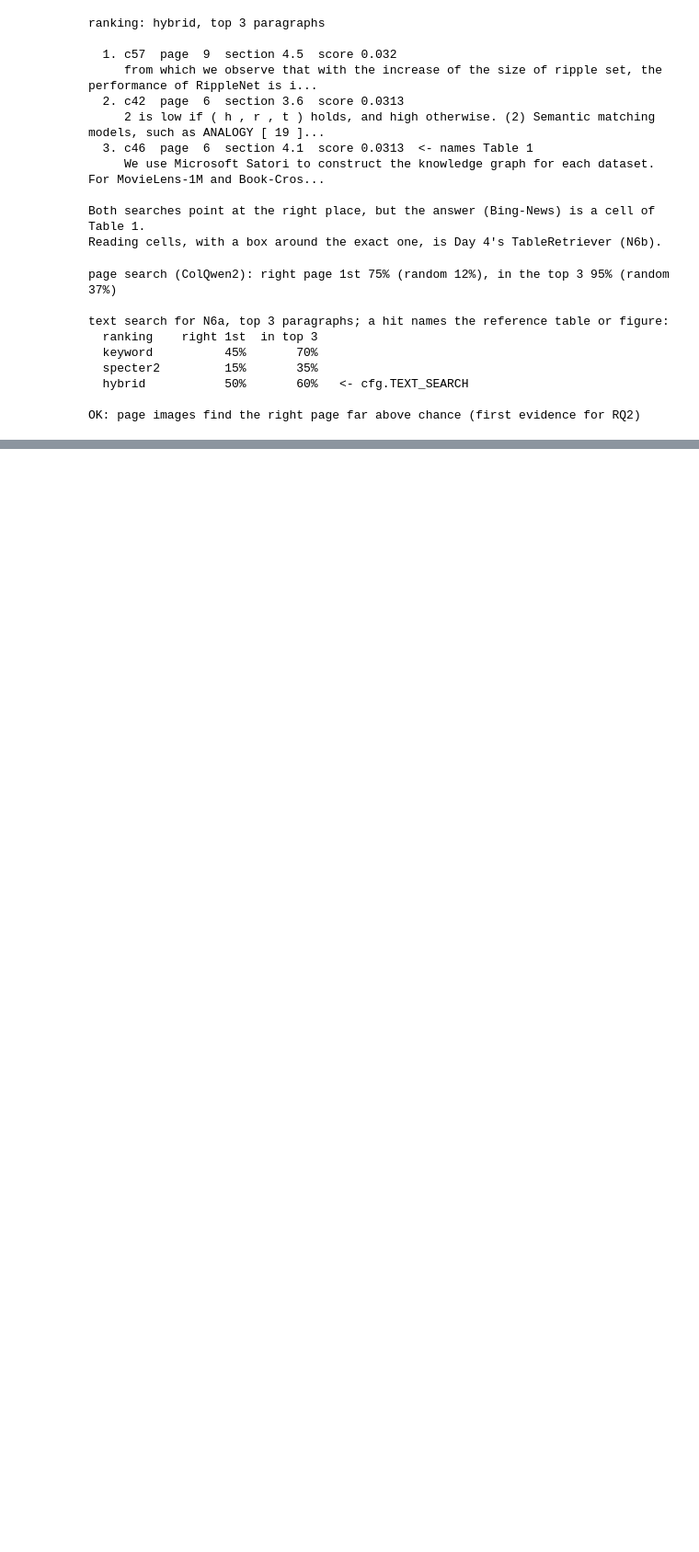
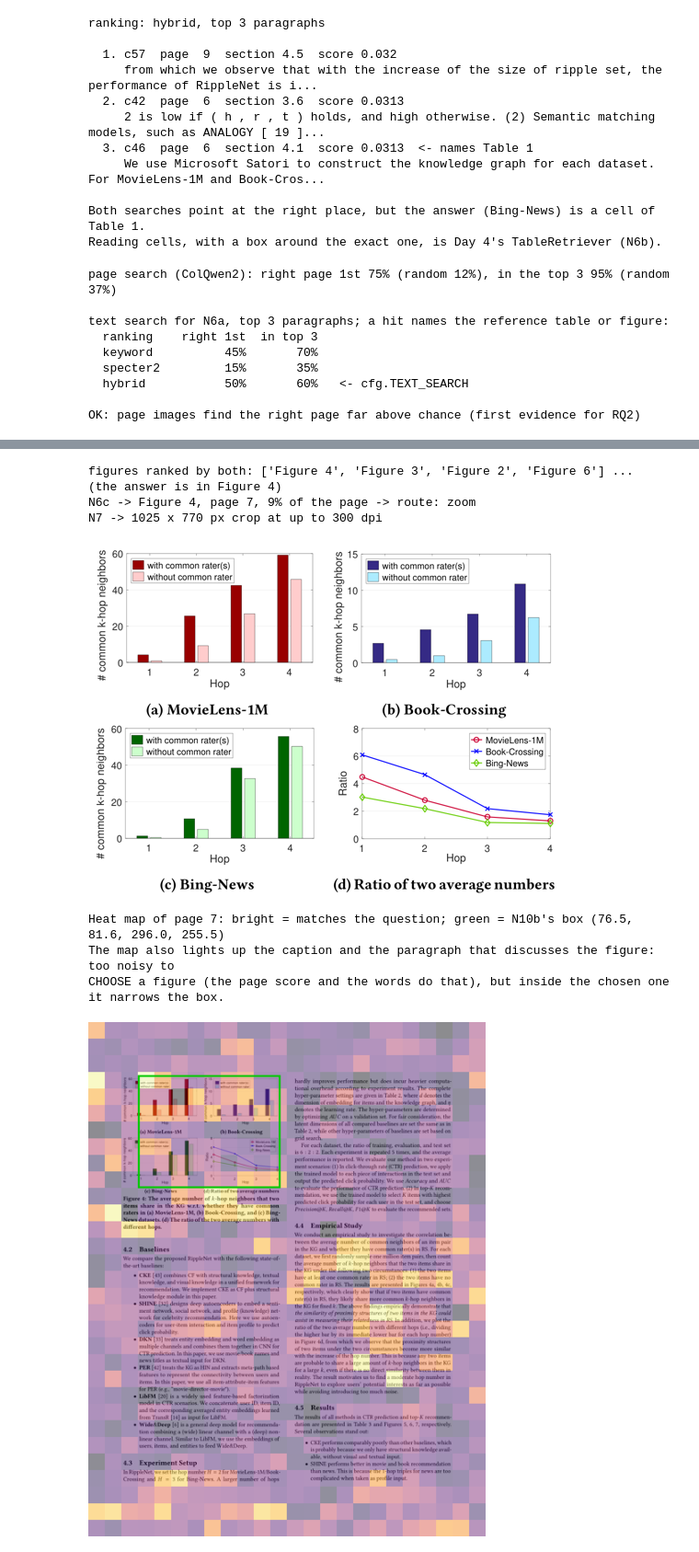
Before and after one commit to Tamim2276/Grounded_Explanation_Agent, a Jupyter notebook: notebooks/langgraph_demo.ipynb, the cells around one changed output, grey strips where cells are left out. Shown at 92% size. Cells and saved outputs as stored; diff of their text form; code cells hidden in the pictures; blank space fills up the shorter version.

Commit message:
Day 4 complete: tables, figures, zoom; ColQwen2 page score + heat box

```diff
--- a/notebooks/langgraph_demo.ipynb
+++ b/notebooks/langgraph_demo.ipynb
@@ -3984,0 +3928,42 @@ smoke test: 5 dev questions through the whole graph on real papers; the referenc
+# %%
+# 19B: a figure question -- N6c picks Figure 4, N7 zooms in; the heat map when ColQwen2 can run
+from PIL import Image
+import io
+from gea.retrieval import figure_retriever, page_heat, route_zoom
+from gea.proofs import clip, patches_to_bbox
+from gea.viz import heat_overlay
+
+question = ("How does the number of common k-hop neighbors change as the hop distance increases "
+            "for items with and without common raters?")
+with cfg.override(BACKEND="real", TRACE=False):
+    ranked, heat, how = rank_regions(paper, question, "figure")
+    [fig] = figure_retriever(paper, question)
+print(f"figures ranked by {how}: {[r['label'] for r, _ in ranked[:4]]} ...   (the answer is in Figure 4)")
+area = (fig.bbox[2] - fig.bbox[0]) * (fig.bbox[3] - fig.bbox[1]) / (fig.page_size[0] * fig.page_size[1])
+print(f"N6c -> {fig.label}, page {fig.page}, {area:.0%} of the page -> route: {route_zoom({'new_evidence': [fig]})}")
+png, shape = zoom_crop(paper, fig)
+print(f"N7 -> {shape[1]} x {shape[0]} px crop at up to {cfg.ZOOM_DPI} dpi")
+(out_dir / "figure4_zoom.png").write_bytes(png)
+display(Image.open(io.BytesIO(png)).resize((512, round(512 * shape[0] / shape[1]))))
+
+if heat is None:
+    print("\nHeat map: not available now -- ColQwen2 needs ~5 GB of memory or the free B580, and this "
+          "query is not cached yet.\nRun `python scripts/eval_regions.py` once when the GPU is free; it caches every dev query.")
+else:
+    page_img = Image.open(cfg.DATA_DIR / "corpus" / "1803.03467v4" / paper["pages"][fig.page - 1]["image"])
+    box = clip(patches_to_bbox(fig.similarity, page_size=fig.page_size), fig.bbox)     # as N10b draws it
+    over = heat_overlay(page_img, heat[fig.page], box=box, size=fig.page_size)
+    over.save(out_dir / "figure4_heat.png")
+    print(f"\nHeat map of page {fig.page}: bright = matches the question; green = N10b's box {box}")
+    print("The map also lights up the caption and the paragraph that discusses the figure: too noisy to")
+    print("CHOOSE a figure (the page score and the words do that), but inside the chosen one it narrows the box.")
+    display(over.resize((480, 621)))
+# %% [output]
+figures ranked by both: ['Figure 4', 'Figure 3', 'Figure 2', 'Figure 6'] ...   (the answer is in Figure 4)
+N6c -> Figure 4, page 7, 9% of the page -> route: zoom
+N7 -> 1025 x 770 px crop at up to 300 dpi
+[figure, added]
+Heat map of page 7: bright = matches the question; green = N10b's box (76.5, 81.6, 296.0, 255.5)
+The map also lights up the caption and the paragraph that discusses the figure: too noisy to
+CHOOSE a figure (the page score and the words do that), but inside the chosen one it narrows the box.
+[figure, added]
```
Also changed, not shown: parts of 18 cells of this notebook, 10 other files.
